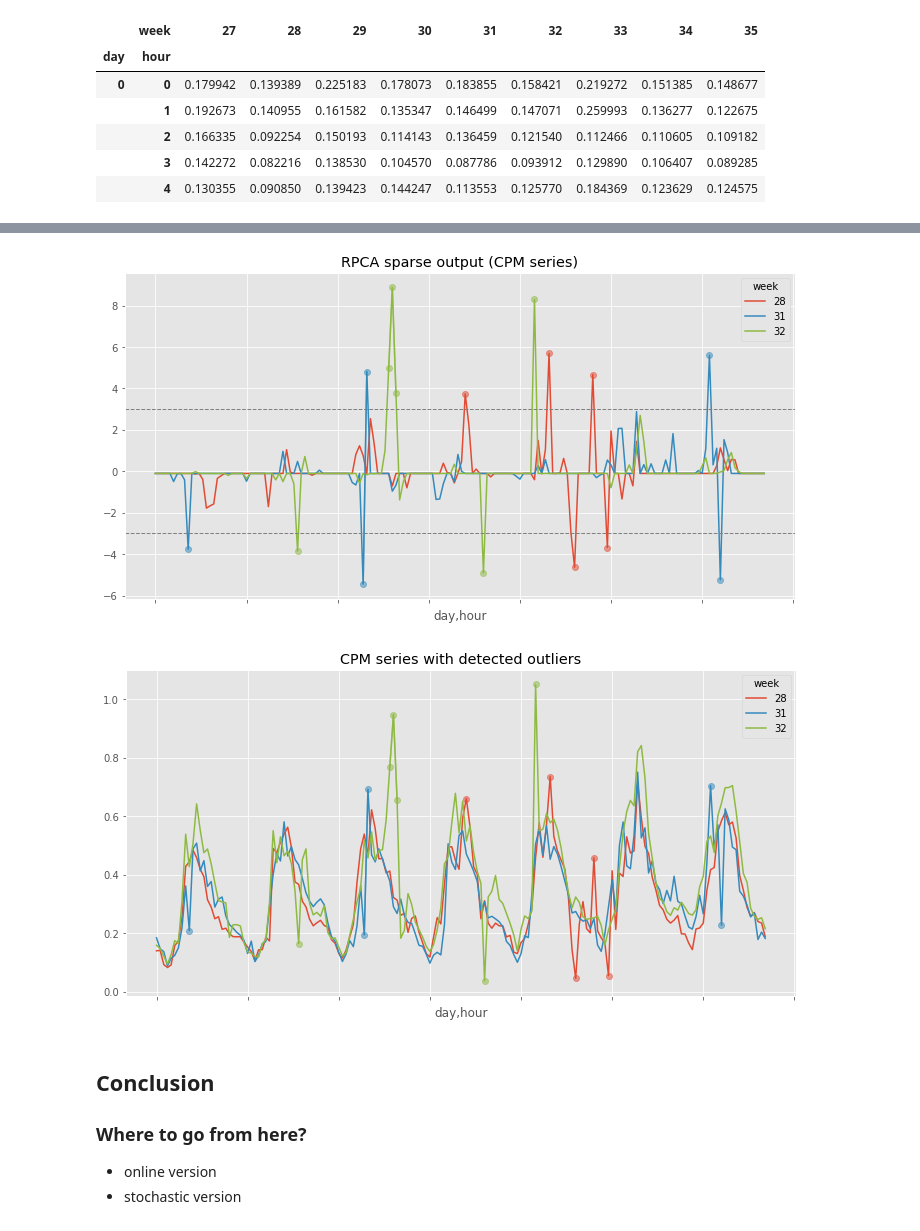
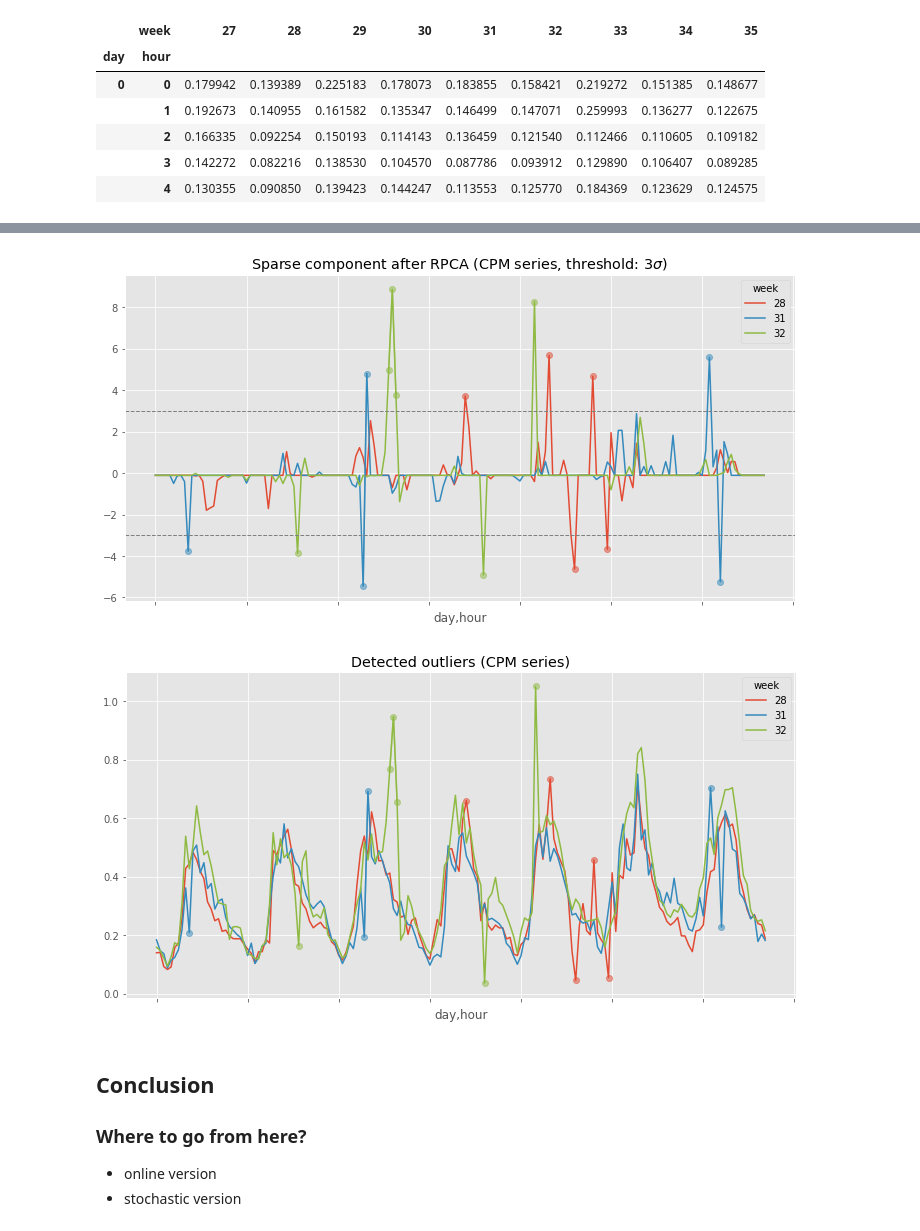
Before and after one commit to sebastianmarkow/blog-appendix, a Jupyter notebook: outlier-detection-with-rpca/anomaly-detection-on-time-series-via-rpca.ipynb, the cells around one changed output, grey strips where cells are left out. Drawn from its saved outputs; the diff is of its cells as text; code cells hidden in the pictures.

```diff
--- a/outlier-detection-with-rpca/anomaly-detection-on-time-series-via-rpca.ipynb
+++ b/outlier-detection-with-rpca/anomaly-detection-on-time-series-via-rpca.ipynb
@@ -213,11 +213,11 @@ def rpca_alm(M, mu=None, l=None, tol=1E-7, max_iter=1000):
     mutol = 1E7
 
     if not l:
-        l = np.max(M.shape)**-0.5
+        l = np.max(M.shape)**-.5
 
     M_sign = np.sign(M)
     norm_spectral = norm(M_sign, ord=2)
-    norm_inf = norm(M_sign, ord=np.inf) * (l**-1)
+    norm_inf = norm(M_sign, ord=np.inf)
     norm_dual = np.max([norm_spectral, norm_inf * l**-1])
 
     Y = M_sign * norm_dual**-1
@@ -228,10 +228,10 @@ def rpca_alm(M, mu=None, l=None, tol=1E-7, max_iter=1000):
     i = 0
 
     while err > tol and i < max_iter:
-        U, S, V = svd(M - E + Y * (mu**-1), full_matrices=False)
+        U, S, V = svd(M - E + Y * mu**-1, full_matrices=False)
 
         A = np.dot(U, np.dot(np.diag(_shrink(S, mu**-1)), V))
-        E = _shrink(M - A + Y * (mu**-1), l * mu**-1)
+        E = _shrink(M - A + Y * mu**-1, l * mu**-1)
         Y = Y + mu * (M - A - E)
 
         err = _fro_error(M, A, E)
@@ -503,5 +499,5 @@ pd.DataFrame(val.T).iloc[:, samples].plot(title='Sensor samples with added defec
 # %%
-model = RobustPCA(method='sparse', max_iter=10000)
+model = RobustPCA(method='sparse', max_iter=1E5)
 # %%
 %%time
 
@@ -642,4 +639,4 @@ df_cpm_by_week.plot(title='CPM series stacked (weekly)', legend=False, **PLTARGS
 # %%
 #df_cpm_by_week.T.to_csv('./data/cpm_weekly_clean.csv', header=False, index=False)
 # %%
-val = StandardScaler(with_mean=True, with_std=False).fit_transform(df_cpm_by_week.values)
+values = StandardScaler(with_mean=True, with_std=False).fit_transform(df_cpm_by_week.values)
@@ -650,5 +643,5 @@ pd.DataFrame(val).plot(title='Sensor samples with added defects', **PLTARGS);
 # %%
 %%time
 
-cpm_sparse = model.transform(val)
+cpm_sparse = model.transform(values)
 # %% [output]
@@ -668,21 +661,21 @@ df_cpm_outliers = df_cpm_anomalies[(df_cpm_anomalies >= THRESHOLD) | (df_cpm_ano
 # %%
 selected_weeks = [28, 31, 32]
 colors = ['C0', 'C1', 'C5']
 
 ax = df_cpm_anomalies[selected_weeks].plot(color=colors, **PLTARGS)
 ax.axhline(y=THRESHOLD, color='.5', linestyle='--', linewidth=1.0)
 ax.axhline(y=-THRESHOLD, color='.5', linestyle='--', linewidth=1.0)
-df_cpm_outliers[selected_weeks].plot(title='RPCA sparse output (CPM series)', ax=ax, marker='o', color=colors,
+df_cpm_outliers[selected_weeks].plot(title=f'Sparse component after RPCA (CPM series, threshold: ${THRESHOLD}\sigma$)', ax=ax, marker='o', color=colors,
                                      alpha=.5, linestyle=None, label='outlier', legend=False);
 # %% [output]
-[figure, old version]
+[figure, new version]
 # %%
 ax = df_cpm_by_week[selected_weeks].plot(color=colors, **PLTARGS)
-df_cpm_by_week[df_cpm_outliers.isnull() == False][selected_weeks].plot(title='CPM series with detected outliers',
+df_cpm_by_week[df_cpm_outliers.isnull() == False][selected_weeks].plot(title='Detected outliers (CPM series)',
                                                                        ax=ax, marker='o', color=colors, alpha=.5,
                                                                        linestyle=None, legend=False);
 # %% [output]
-[figure, old version]
+[figure, new version]
 # %% [markdown]
 ## Conclusion
 
```
Also changed, not shown: parts of 15 cells of this notebook, 1 other file.
